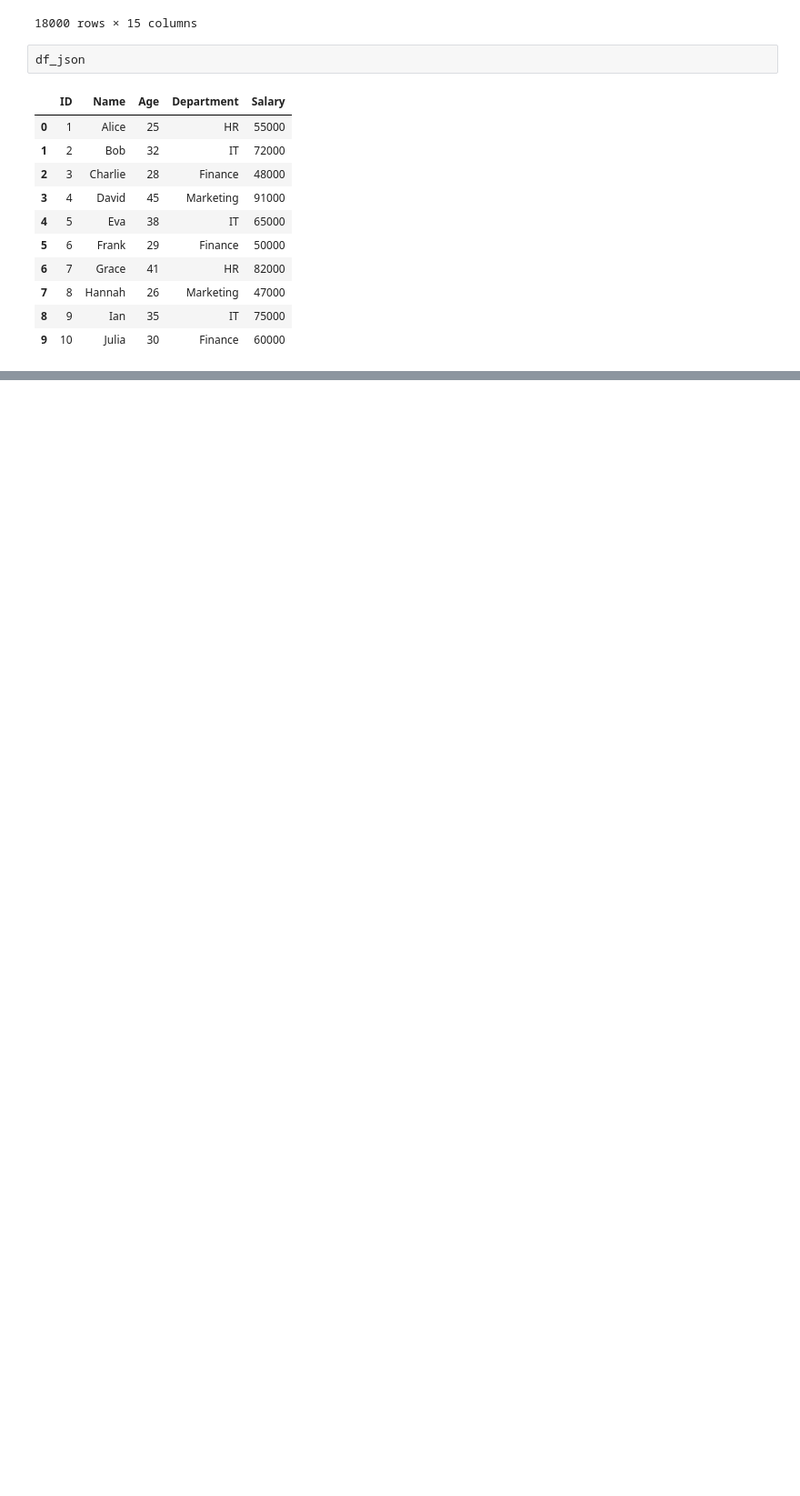
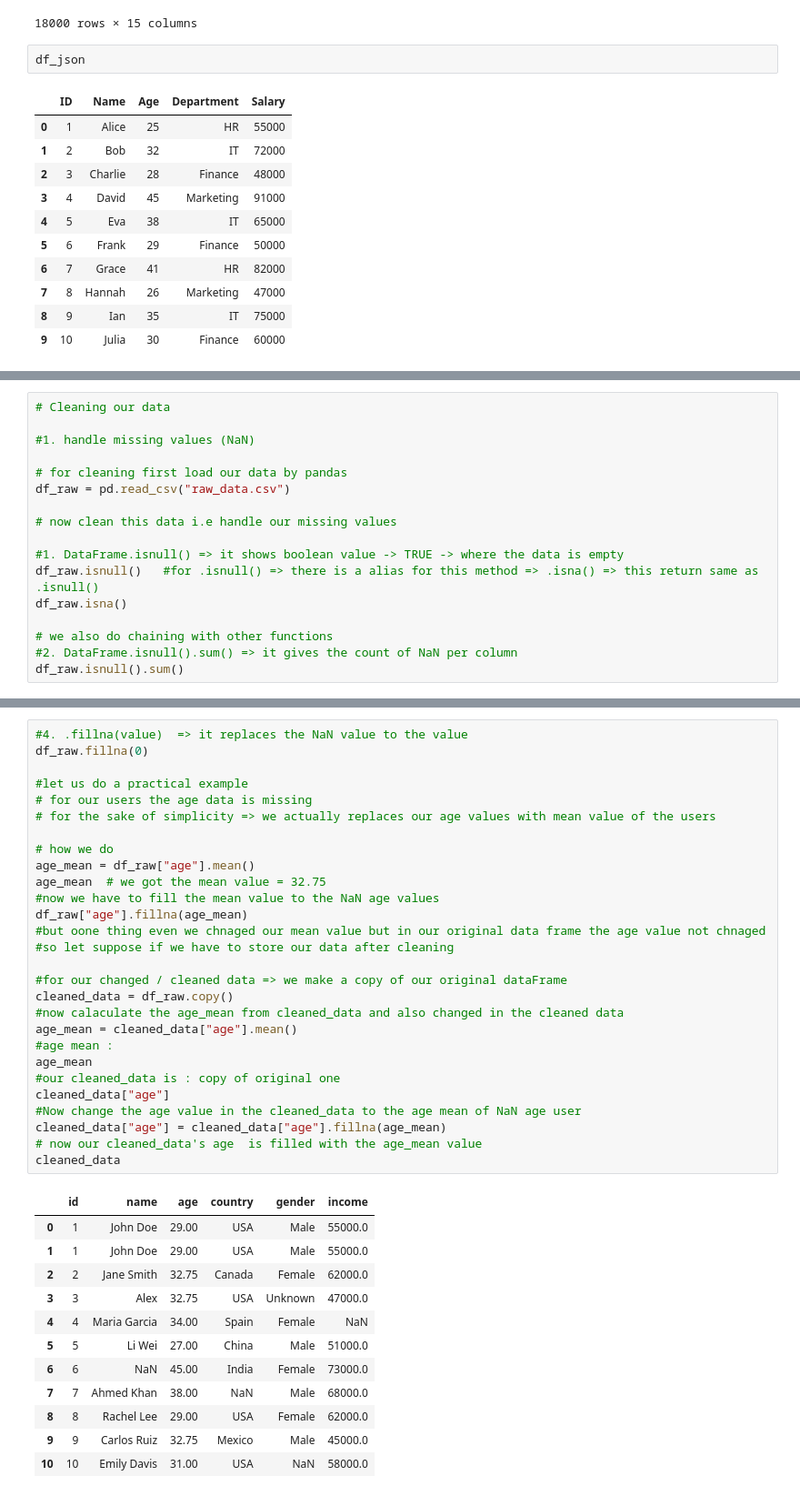
Before and after one commit to priyam-shankar/pandas-learning, a Jupyter notebook: pandas_tutorial.ipynb, the cells around one changed output, grey strips where cells are left out. Shown at 91% size. Drawn from its saved outputs; the diff is of its cells as text; blank space fills up the shorter version.

```diff
--- a/pandas_tutorial.ipynb
+++ b/pandas_tutorial.ipynb
@@ -3021,0 +3371,17 @@ df_json
+# %%
+# Cleaning our data
+
+#1. handle missing values (NaN)
+
+# for cleaning first load our data by pandas
+df_raw = pd.read_csv("raw_data.csv")
+
+# now clean this data i.e handle our missing values
+
+#1. DataFrame.isnull() => it shows boolean value -> TRUE -> where the data is empty
+df_raw.isnull()   #for .isnull() => there is a alias for this method => .isna() => this return same as .isnull()
+df_raw.isna()
+
+# we also do chaining with other functions
+#2. DataFrame.isnull().sum() => it gives the count of NaN per column
+df_raw.isnull().sum()
@@ -3021,0 +3415,41 @@ df_json
+# %%
+#4. .fillna(value)  => it replaces the NaN value to the value
+df_raw.fillna(0)
+
+#let us do a practical example
+# for our users the age data is missing
+# for the sake of simplicity => we actually replaces our age values with mean value of the users
+
+# how we do
+age_mean = df_raw["age"].mean()
+age_mean  # we got the mean value = 32.75
+#now we have to fill the mean value to the NaN age values
+df_raw["age"].fillna(age_mean)
+#but oone thing even we chnaged our mean value but in our original data frame the age value not chnaged
+#so let suppose if we have to store our data after cleaning
+
+#for our changed / cleaned data => we make a copy of our original dataFrame
+cleaned_data = df_raw.copy()
+#now calaculate the age_mean from cleaned_data and also changed in the cleaned data
+age_mean = cleaned_data["age"].mean()
+#age mean :
+age_mean
+#our cleaned_data is : copy of original one
+cleaned_data["age"]
+#Now change the age value in the cleaned_data to the age mean of NaN age user
+cleaned_data["age"] = cleaned_data["age"].fillna(age_mean)
+# now our cleaned_data's age  is filled with the age_mean value
+cleaned_data
+# %% [output]
+|  | id | name | age | country | gender | income |
+| 0 | 1 | John Doe | 29.00 | USA | Male | 55000.0 |
+| 1 | 1 | John Doe | 29.00 | USA | Male | 55000.0 |
+| 2 | 2 | Jane Smith | 32.75 | Canada | Female | 62000.0 |
+| 3 | 3 | Alex | 32.75 | USA | Unknown | 47000.0 |
+| 4 | 4 | Maria Garcia | 34.00 | Spain | Female | NaN |
+| 5 | 5 | Li Wei | 27.00 | China | Male | 51000.0 |
+| 6 | 6 | NaN | 45.00 | India | Female | 73000.0 |
+| 7 | 7 | Ahmed Khan | 38.00 | NaN | Male | 68000.0 |
+| 8 | 8 | Rachel Lee | 29.00 | USA | Female | 62000.0 |
+| 9 | 9 | Carlos Ruiz | 32.75 | Mexico | Male | 45000.0 |
+| 10 | 10 | Emily Davis | 31.00 | USA | NaN | 58000.0 |
```
Also changed, not shown: parts of 70 cells of this notebook, 1 other file.
